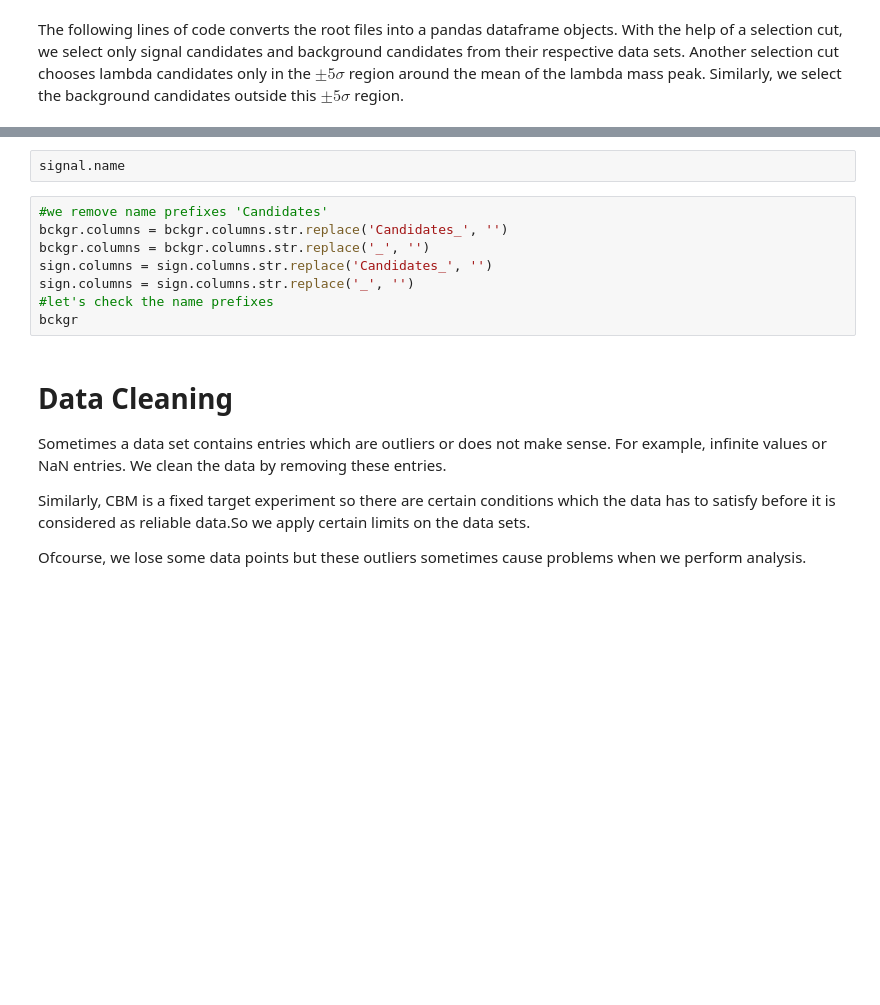
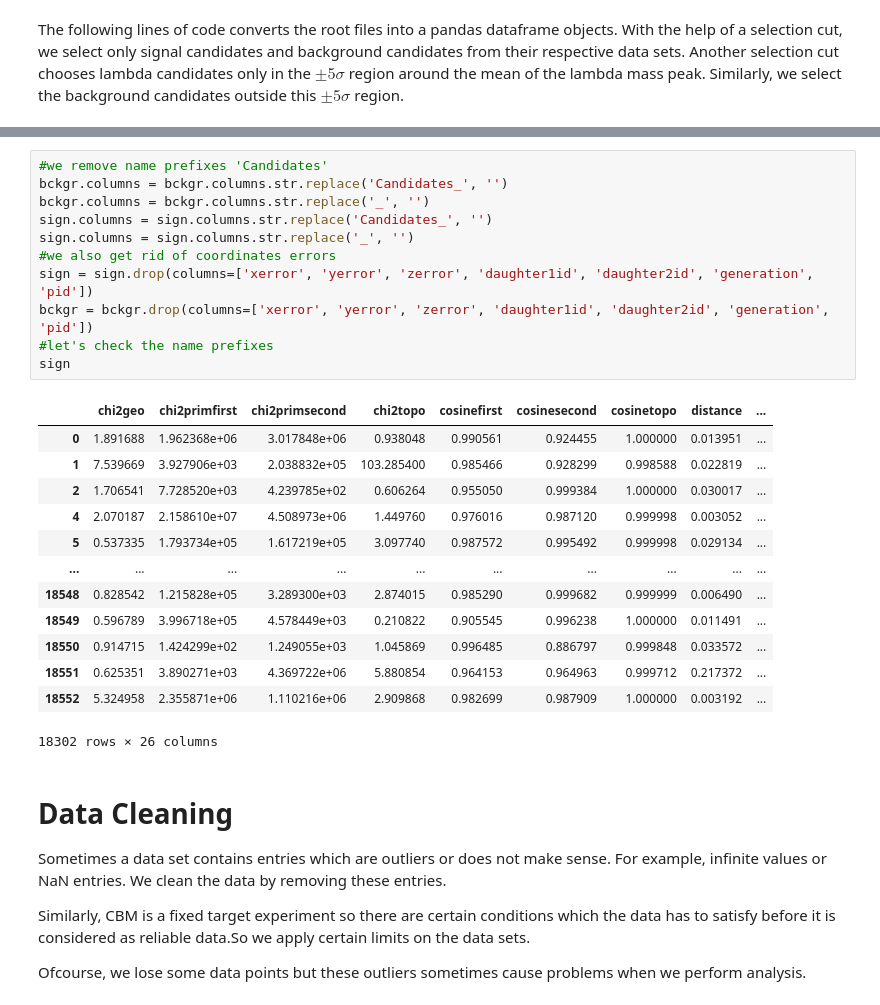
Before and after one commit to julnow/JupyterNotebooks, a Jupyter notebook: kaon_correlations.ipynb, the cells around one changed output, grey strips where cells are left out. Saved outputs shown, nothing was run; the diff lists cells and outputs as text; blank space fills up the shorter version.

```diff
--- a/kaon_correlations.ipynb
+++ b/kaon_correlations.ipynb
@@ -100,13 +102,28 @@ gc.collect()
-# %%
-signal.name
 # %%
 #we remove name prefixes 'Candidates'
 bckgr.columns = bckgr.columns.str.replace('Candidates_', '')
 bckgr.columns = bckgr.columns.str.replace('_', '')
 sign.columns = sign.columns.str.replace('Candidates_', '')
 sign.columns = sign.columns.str.replace('_', '')
+#we also get rid of coordinates errors
+sign = sign.drop(columns=['xerror', 'yerror', 'zerror', 'daughter1id', 'daughter2id', 'generation', 'pid'])
+bckgr = bckgr.drop(columns=['xerror', 'yerror', 'zerror', 'daughter1id', 'daughter2id', 'generation', 'pid'])
 #let's check the name prefixes
-bckgr
+sign
+# %% [output]
+|  | chi2geo | chi2primfirst | chi2primsecond | chi2topo | cosinefirst | cosinesecond | cosinetopo | distance | ... |
+| 0 | 1.891688 | 1.962368e+06 | 3.017848e+06 | 0.938048 | 0.990561 | 0.924455 | 1.000000 | 0.013951 | ... |
+| 1 | 7.539669 | 3.927906e+03 | 2.038832e+05 | 103.285400 | 0.985466 | 0.928299 | 0.998588 | 0.022819 | ... |
+| 2 | 1.706541 | 7.728520e+03 | 4.239785e+02 | 0.606264 | 0.955050 | 0.999384 | 1.000000 | 0.030017 | ... |
+| 4 | 2.070187 | 2.158610e+07 | 4.508973e+06 | 1.449760 | 0.976016 | 0.987120 | 0.999998 | 0.003052 | ... |
+| 5 | 0.537335 | 1.793734e+05 | 1.617219e+05 | 3.097740 | 0.987572 | 0.995492 | 0.999998 | 0.029134 | ... |
+| ... | ... | ... | ... | ... | ... | ... | ... | ... | ... |
+| 18548 | 0.828542 | 1.215828e+05 | 3.289300e+03 | 2.874015 | 0.985290 | 0.999682 | 0.999999 | 0.006490 | ... |
+| 18549 | 0.596789 | 3.996718e+05 | 4.578449e+03 | 0.210822 | 0.905545 | 0.996238 | 1.000000 | 0.011491 | ... |
+| 18550 | 0.914715 | 1.424299e+02 | 1.249055e+03 | 1.045869 | 0.996485 | 0.886797 | 0.999848 | 0.033572 | ... |
+| 18551 | 0.625351 | 3.890271e+03 | 4.369722e+06 | 5.880854 | 0.964153 | 0.964963 | 0.999712 | 0.217372 | ... |
+| 18552 | 5.324958 | 2.355871e+06 | 1.110216e+06 | 2.909868 | 0.982699 | 0.987909 | 1.000000 | 0.003192 | ... |
+18302 rows × 26 columns
 # %% [markdown]
 # Data Cleaning
 Sometimes a data set contains entries which are outliers or does not make sense. For example, infinite values or NaN entries. We clean the data by removing these entries.
```
Also changed, not shown: parts of 18 cells of this notebook, 3 other files.
